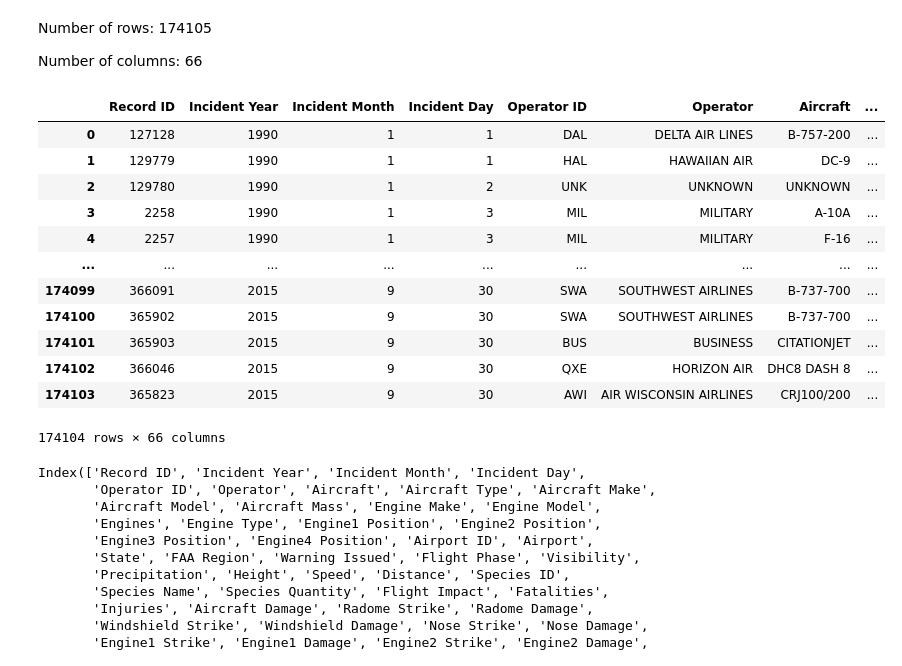
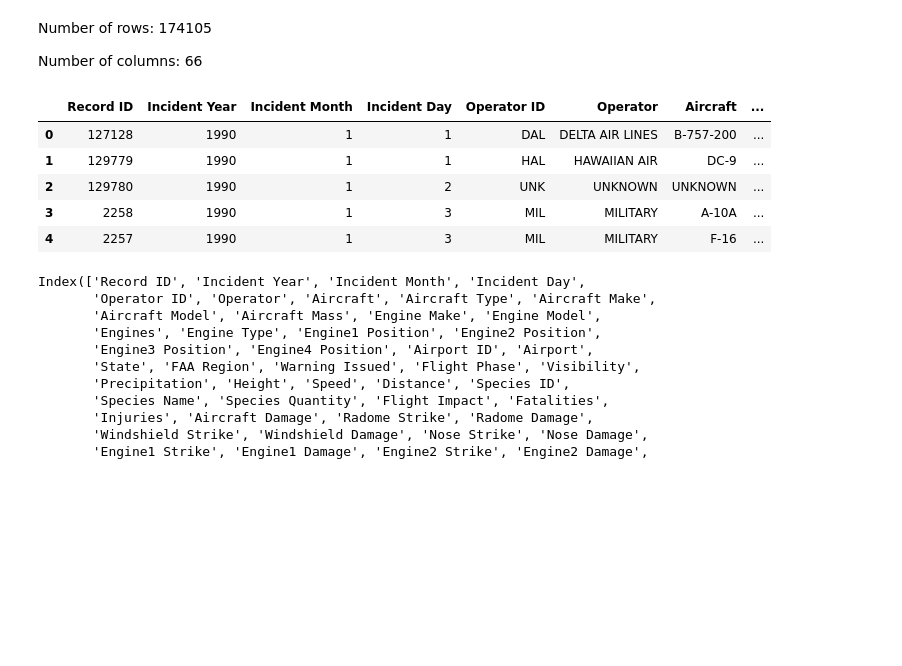
Before and after one commit to abdu95/birdstrikes-project-py, a Jupyter notebook: nb1-EDA.ipynb, the cells around one changed output. Drawn from its saved outputs; the diff is of its cells as text; code cells hidden in the pictures; blank space fills up the shorter version.

```diff
--- a/nb1-EDA.ipynb
+++ b/nb1-EDA.ipynb
@@ -34,21 +34,14 @@ Number of columns: 66
 # %%
 pd.set_option('display.max_columns', None)
 # %%
-wild_data
+wild_data.head()
 # %% [output]
 |  | Record ID | Incident Year | Incident Month | Incident Day | Operator ID | Operator | Aircraft | ... |
 | 0 | 127128 | 1990 | 1 | 1 | DAL | DELTA AIR LINES | B-757-200 | ... |
 | 1 | 129779 | 1990 | 1 | 1 | HAL | HAWAIIAN AIR | DC-9 | ... |
 | 2 | 129780 | 1990 | 1 | 2 | UNK | UNKNOWN | UNKNOWN | ... |
 | 3 | 2258 | 1990 | 1 | 3 | MIL | MILITARY | A-10A | ... |
 | 4 | 2257 | 1990 | 1 | 3 | MIL | MILITARY | F-16 | ... |
-| ... | ... | ... | ... | ... | ... | ... | ... | ... |
-| 174099 | 366091 | 2015 | 9 | 30 | SWA | SOUTHWEST AIRLINES | B-737-700 | ... |
-| 174100 | 365902 | 2015 | 9 | 30 | SWA | SOUTHWEST AIRLINES | B-737-700 | ... |
-| 174101 | 365903 | 2015 | 9 | 30 | BUS | BUSINESS | CITATIONJET | ... |
-| 174102 | 366046 | 2015 | 9 | 30 | QXE | HORIZON AIR | DHC8 DASH 8 | ... |
-| 174103 | 365823 | 2015 | 9 | 30 | AWI | AIR WISCONSIN AIRLINES | CRJ100/200 | ... |
-174104 rows × 66 columns
 # %%
 wild_data.columns
 # %% [output]
```
Also changed, not shown: parts of 19 cells of this notebook, 1 other file.
